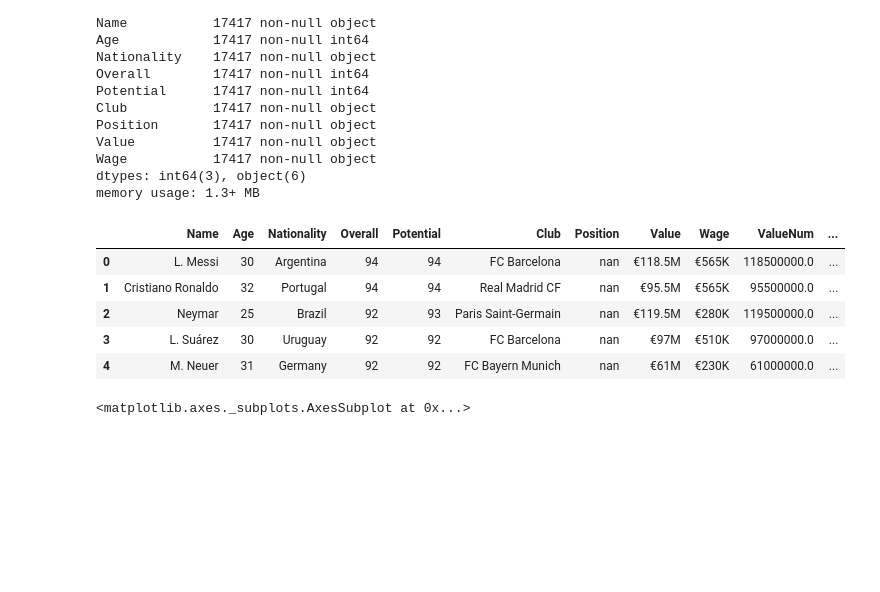
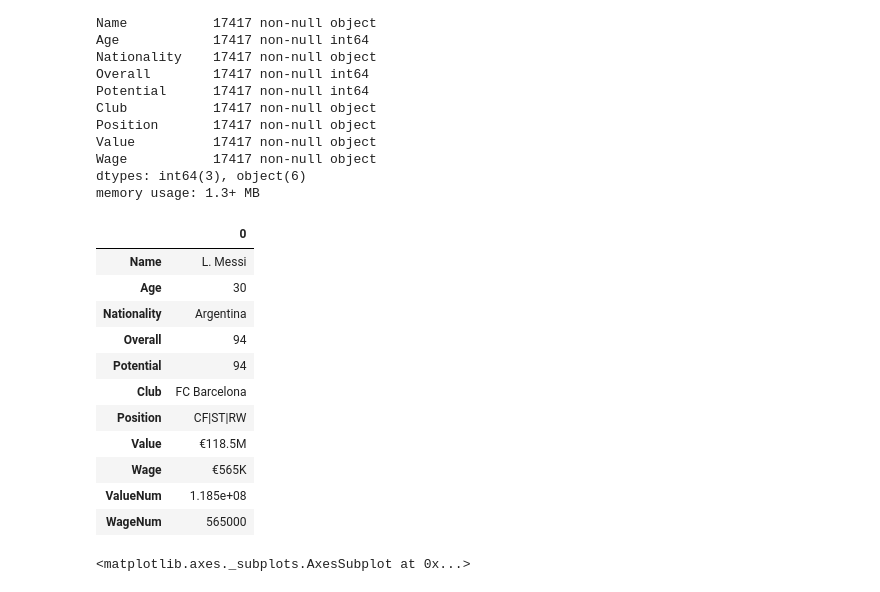
Before and after one commit to saidsef/ff18, a Jupyter notebook: ff18.ipynb, the cells around one changed output. Cells and saved outputs as stored; diff of their text form; code cells hidden in the pictures; blank space fills up the shorter version.

```diff
--- a/ff18.ipynb
+++ b/ff18.ipynb
@@ -14,10 +14,10 @@ interesting_columns = [
     'Club',
     'Value',
     'Wage',
-    'Preferred Positions'
+    'Position'
 ]
 # %%
-FF18 = pd.read_csv('data/Dataset.csv')
+FF18 = pd.read_csv('data/CompleteDataset.csv')
 FF18.info()
 # %% [output]
 <class 'pandas.core.frame.DataFrame'>
@@ -61,6 +61,6 @@ FF18.head(1).T
 df = pd.DataFrame(FF18, columns=interesting_columns)
 # df['Preferred Positions'] = df['Preferred Positions'].astype('str')
 # df['Position'] = df['Preferred Positions'].str.split().str[0]
-# FF18 = df[['Name', 'Age', 'Nationality', 'Overall', 'Potential', 'Club', 'Position', 'Value', 'Wage']]
-FF18.head(10)
+FF18 = df[['Name', 'Age', 'Nationality', 'Overall', 'Potential', 'Club', 'Position', 'Value', 'Wage']]
+FF18.head(1).T
 # %% [output]
@@ -117,14 +111,20 @@ def str2number(amount):
 FF18['ValueNum'] = FF18['Value'].apply(lambda x: str2number(x))
 FF18['WageNum'] = FF18['Wage'].apply(lambda x: str2number(x))
 # %%
-FF18.head(5)
+FF18.head(1).T
 # %% [output]
-|  | Name | Age | Nationality | Overall | Potential | Club | Position | Value | Wage | ValueNum | ... |
-| 0 | L. Messi | 30 | Argentina | 94 | 94 | FC Barcelona | nan | €118.5M | €565K | 118500000.0 | ... |
-| 1 | Cristiano Ronaldo | 32 | Portugal | 94 | 94 | Real Madrid CF | nan | €95.5M | €565K | 95500000.0 | ... |
-| 2 | Neymar | 25 | Brazil | 92 | 93 | Paris Saint-Germain | nan | €119.5M | €280K | 119500000.0 | ... |
-| 3 | L. Suárez | 30 | Uruguay | 92 | 92 | FC Barcelona | nan | €97M | €510K | 97000000.0 | ... |
-| 4 | M. Neuer | 31 | Germany | 92 | 92 | FC Bayern Munich | nan | €61M | €230K | 61000000.0 | ... |
+|  | 0 |
+| Name | L. Messi |
+| Age | 30 |
+| Nationality | Argentina |
+| Overall | 94 |
+| Potential | 94 |
+| Club | FC Barcelona |
+| Position | CF|ST|RW |
+| Value | €118.5M |
+| Wage | €565K |
+| ValueNum | 1.185e+08 |
+| WageNum | 565000 |
 # %%
 plt.figure(figsize=(30, 10))
 df.groupby('Age')['Age'].count().plot(kind='bar', width=1)
```
Also changed, not shown: parts of 7 cells of this notebook, 7 other files.
